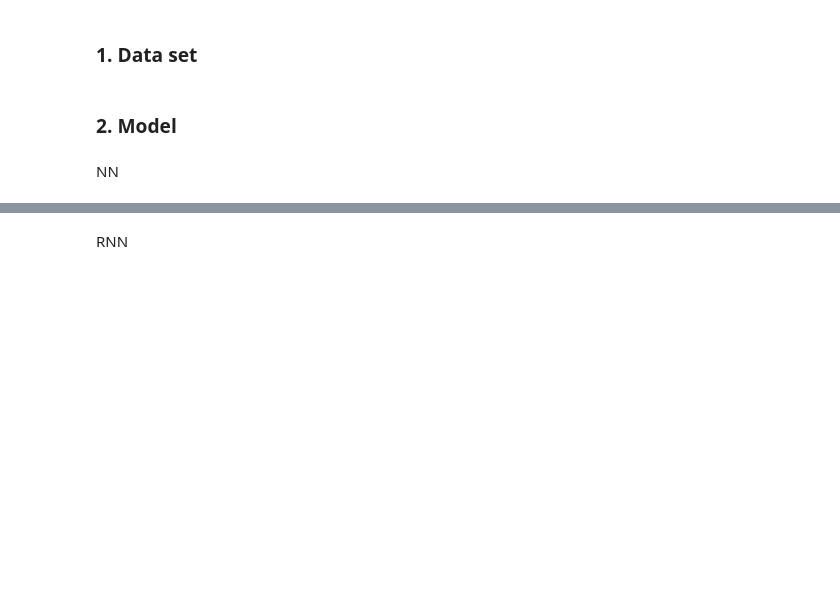
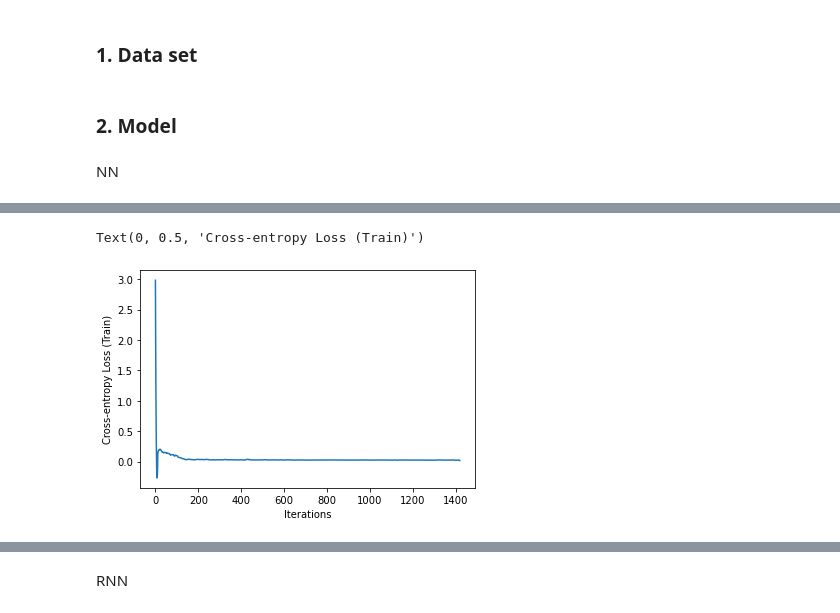
Before and after one commit to JXKun980/COMP90051_Project_2_Group_65, a Jupyter notebook: code.ipynb, the cells around one changed output, grey strips where cells are left out. Drawn from its saved outputs; the diff is of its cells as text; code cells hidden in the pictures; blank space fills up the shorter version.

Commit message:
Upload initial working implementation of NN model

```diff
--- a/code.ipynb
+++ b/code.ipynb
@@ -14,22 +14,3 @@ from torch.utils.data import Dataset
 from torch.utils.data import DataLoader
 # %% [markdown]
 ### 1. Data set
-# %%
-def authors_to_one_hot(a):
-    one_hot = np.zeros(100).astype(int)
-    a = np.array(a)
-    a = a[a < 100]
-    one_hot[a] = 1
-    return one_hot
-
-# read data from json file
-train_df = pd.read_json('./data/train.json')
-train_df.venue = train_df.venue.map(lambda x: -1 if x == '' else x)
-
-# Set up training data
-X_train = train_df.drop(columns=['authors'])
-y_train = train_df.authors
-y_train = y_train.map(authors_to_one_hot)
-
-# Set up test data
-X_test = pd.read_json('./data/test.json')
@@ -113,7 +86,7 @@ class MultilayerPerceptronModel(nn.Module):
         x = F.relu(self.hidden_layer(x))
         x = self.dropout(x)
 
-        out = self.output_layer(x)
+        out = F.sigmoid(self.output_layer(x))
 
         return out
 # %%
@@ -174,5 +174,6 @@ NUM_FEATURES_FIXED = 2
 
 mlp_model = MultilayerPerceptronModel(NUM_FEATURES_FIXED, NUM_PROLIFIC_AUTHORS)
 optimizer = torch.optim.SGD(mlp_model.parameters(), lr=1e-2, momentum=0.9)
-mlp_loss, mlp_acc = train(mlp_model, train_dataloader, None, optimizer)
+# optimizer = torch.optim.Adam(mlp_model.parameters(), lr=1e-2)
+mlp_loss, mlp_acc = train(mlp_model, train_dataloader, val_dataloader, optimizer)
 # %% [output]
@@ -284,0 +181,12 @@ class MyDataset():
+# %%
+from scipy.signal import savgol_filter  # Smooth spiky curves
+import matplotlib.pyplot as plt
+running_loss_smoothed = savgol_filter(mlp_loss, 21, 3)
+running_acc_smoothed = savgol_filter(mlp_acc, 21, 3)
+
+plt.plot(running_loss_smoothed)
+plt.xlabel('Iterations')
+plt.ylabel('Cross-entropy Loss (Train)')
+# %% [output]
+Text(0, 0.5, 'Cross-entropy Loss (Train)')
+[figure, added]
```
Also changed, not shown: parts of 12 cells of this notebook.
